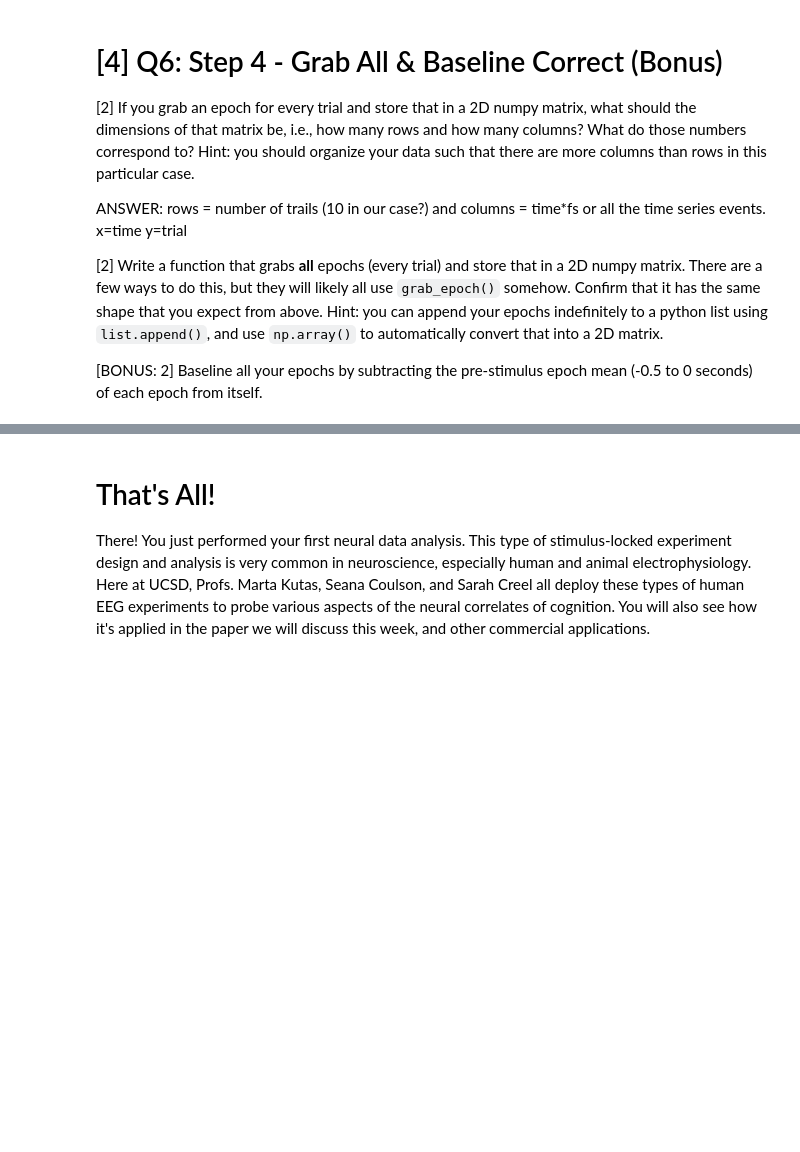
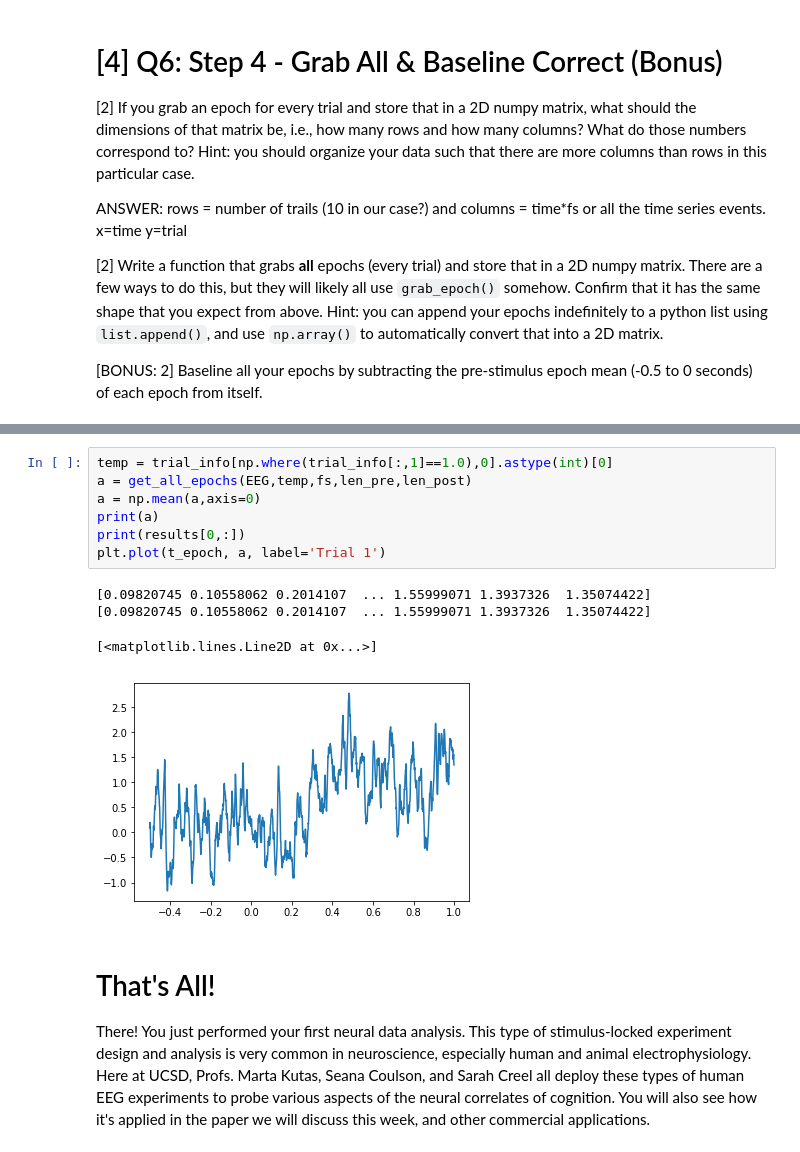
Before and after one commit to kevinice95/COGS118C, a Jupyter notebook: Assignments/A1-SamplingTimeSeries.ipynb, the cells around one changed output, grey strips where cells are left out. Saved outputs shown, nothing was run; the diff lists cells and outputs as text; blank space fills up the shorter version.

```diff
--- a/Assignments/A1-SamplingTimeSeries.ipynb
+++ b/Assignments/A1-SamplingTimeSeries.ipynb
@@ -320,3 +327,15 @@ plt.legend()
+# %%
+temp = trial_info[np.where(trial_info[:,1]==1.0),0].astype(int)[0]
+a = get_all_epochs(EEG,temp,fs,len_pre,len_post)
+a = np.mean(a,axis=0)
+print(a)
+print(results[0,:])
+plt.plot(t_epoch, a, label='Trial 1')
+# %% [output]
+[0.09820745 0.10558062 0.2014107  ... 1.55999071 1.3937326  1.35074422]
+[0.09820745 0.10558062 0.2014107  ... 1.55999071 1.3937326  1.35074422]
+[<matplotlib.lines.Line2D at 0x...>]
+[figure, added]
 # %% [markdown]
 # That's All!
 There! You just performed your first neural data analysis. This type of stimulus-locked experiment design and analysis is very common in neuroscience, especially human and animal electrophysiology. Here at UCSD, Profs. Marta Kutas, Seana Coulson, and Sarah Creel all deploy these types of human EEG experiments to probe various aspects of the neural correlates of cognition. You will also see how it's applied in the paper we will discuss this week, and other commercial applications.
```
Also changed, not shown: parts of 5 cells of this notebook.
